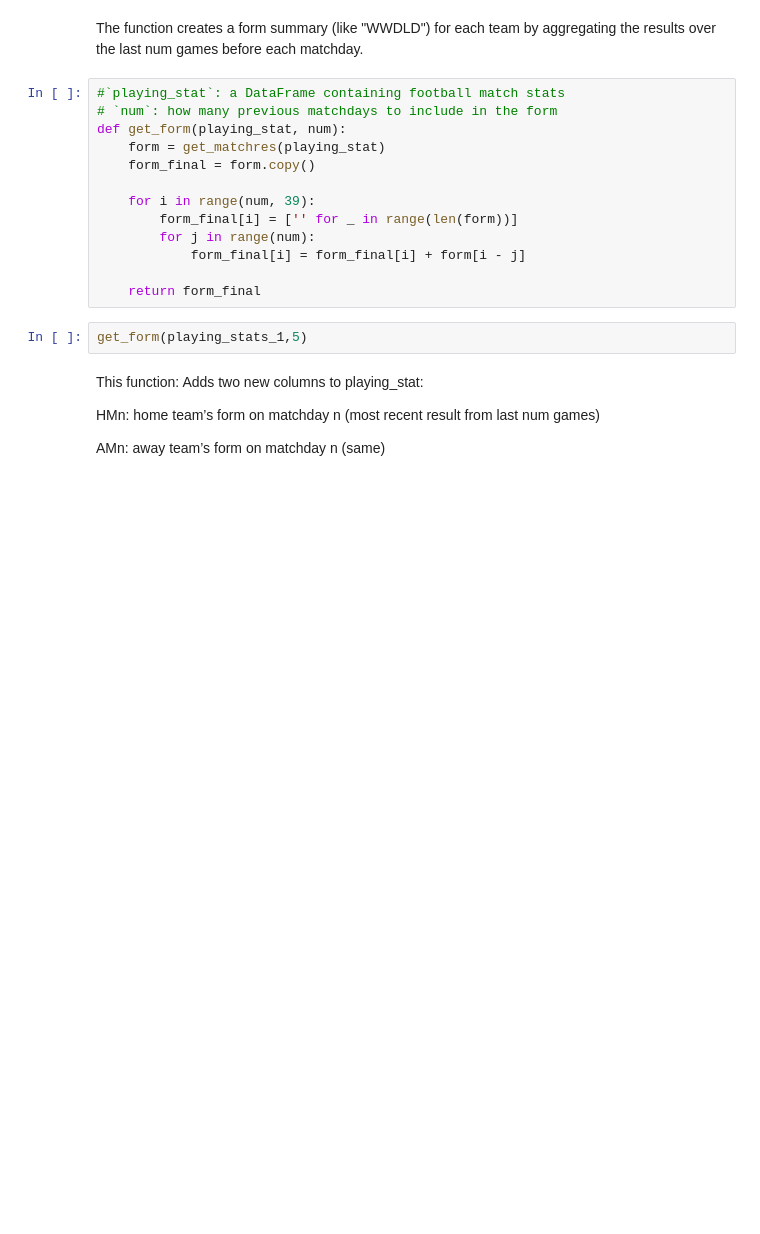
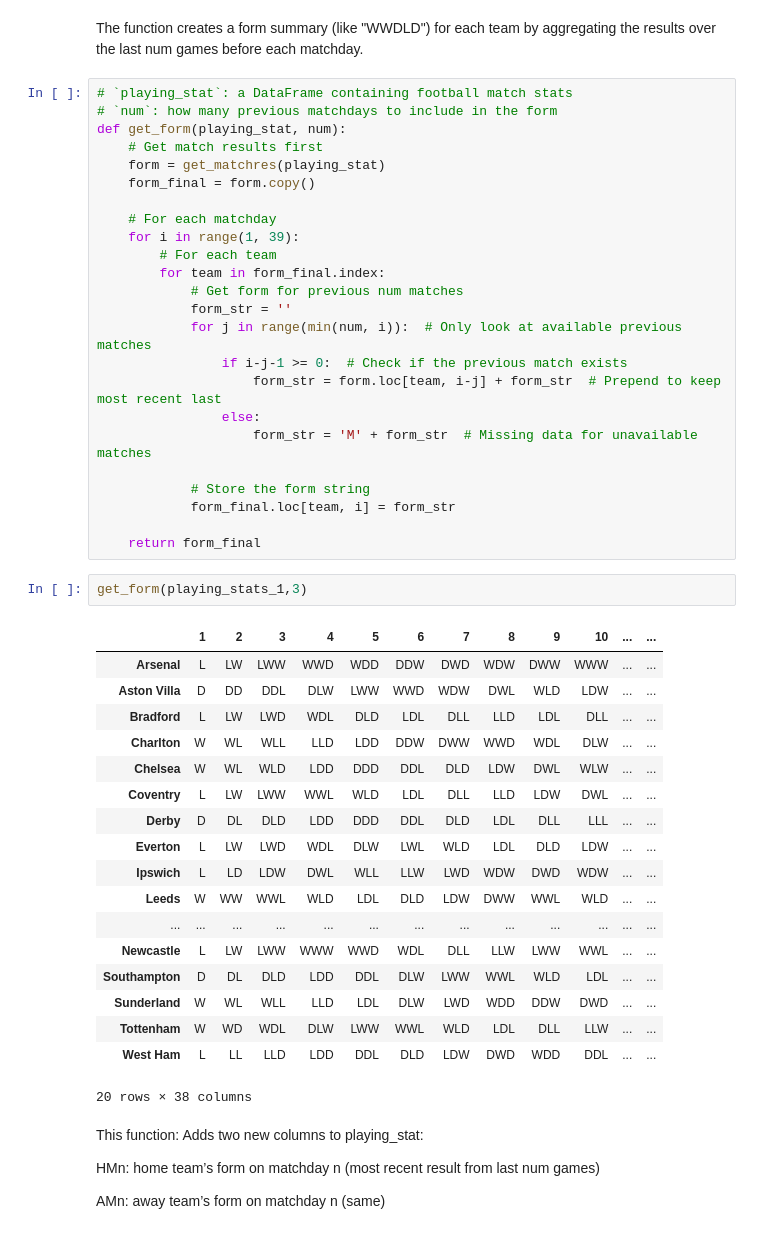
Before and after one commit to AnisBenOthman/Match-prediction, a Jupyter notebook: main.ipynb, the cells around one changed output. Cells and saved outputs as stored; diff of their text form; blank space fills up the shorter version.

Commit message:
test model on data

```diff
--- a/main.ipynb
+++ b/main.ipynb
@@ -251,20 +405,50 @@ playing_stats_1
 # %% [markdown]
 The function creates a form summary (like "WWDLD") for each team by aggregating the results over the last num games before each matchday.
 # %%
-#`playing_stat`: a DataFrame containing football match stats
+# `playing_stat`: a DataFrame containing football match stats
 # `num`: how many previous matchdays to include in the form
 def get_form(playing_stat, num):
+    # Get match results first
     form = get_matchres(playing_stat)
     form_final = form.copy()
 
-    for i in range(num, 39):
-        form_final[i] = ['' for _ in range(len(form))]
-        for j in range(num):
-            form_final[i] = form_final[i] + form[i - j]
+    # For each matchday
+    for i in range(1, 39):
+        # For each team
+        for team in form_final.index:
+            # Get form for previous num matches
+            form_str = ''
+            for j in range(min(num, i)):  # Only look at available previous matches
+                if i-j-1 >= 0:  # Check if the previous match exists
+                    form_str = form.loc[team, i-j] + form_str  # Prepend to keep most recent last
+                else:
+                    form_str = 'M' + form_str  # Missing data for unavailable matches
+
+            # Store the form string
+            form_final.loc[team, i] = form_str
 
     return form_final
 # %%
-get_form(playing_stats_1,5)
+get_form(playing_stats_1,3)
+# %% [output]
+|  | 1 | 2 | 3 | 4 | 5 | 6 | 7 | 8 | 9 | 10 | ... | ... |
+| Arsenal | L | LW | LWW | WWD | WDD | DDW | DWD | WDW | DWW | WWW | ... | ... |
+| Aston Villa | D | DD | DDL | DLW | LWW | WWD | WDW | DWL | WLD | LDW | ... | ... |
+| Bradford | L | LW | LWD | WDL | DLD | LDL | DLL | LLD | LDL | DLL | ... | ... |
+| Charlton | W | WL | WLL | LLD | LDD | DDW | DWW | WWD | WDL | DLW | ... | ... |
+| Chelsea | W | WL | WLD | LDD | DDD | DDL | DLD | LDW | DWL | WLW | ... | ... |
+| Coventry | L | LW | LWW | WWL | WLD | LDL | DLL | LLD | LDW | DWL | ... | ... |
+| Derby | D | DL | DLD | LDD | DDD | DDL | DLD | LDL | DLL | LLL | ... | ... |
+| Everton | L | LW | LWD | WDL | DLW | LWL | WLD | LDL | DLD | LDW | ... | ... |
+| Ipswich | L | LD | LDW | DWL | WLL | LLW | LWD | WDW | DWD | WDW | ... | ... |
+| Leeds | W | WW | WWL | WLD | LDL | DLD | LDW | DWW | WWL | WLD | ... | ... |
+| ... | ... | ... | ... | ... | ... | ... | ... | ... | ... | ... | ... | ... |
+| Newcastle | L | LW | LWW | WWW | WWD | WDL | DLL | LLW | LWW | WWL | ... | ... |
+| Southampton | D | DL | DLD | LDD | DDL | DLW | LWW | WWL | WLD | LDL | ... | ... |
+| Sunderland | W | WL | WLL | LLD | LDL | DLW | LWD | WDD | DDW | DWD | ... | ... |
+| Tottenham | W | WD | WDL | DLW | LWW | WWL | WLD | LDL | DLL | LLW | ... | ... |
+| West Ham | L | LL | LLD | LDD | DDL | DLD | LDW | DWD | WDD | DDL | ... | ... |
+20 rows × 38 columns
 # %% [markdown]
 This function: Adds two new columns to playing_stat:
 
```
Also changed, not shown: parts of 32 cells of this notebook, 1 other file.
